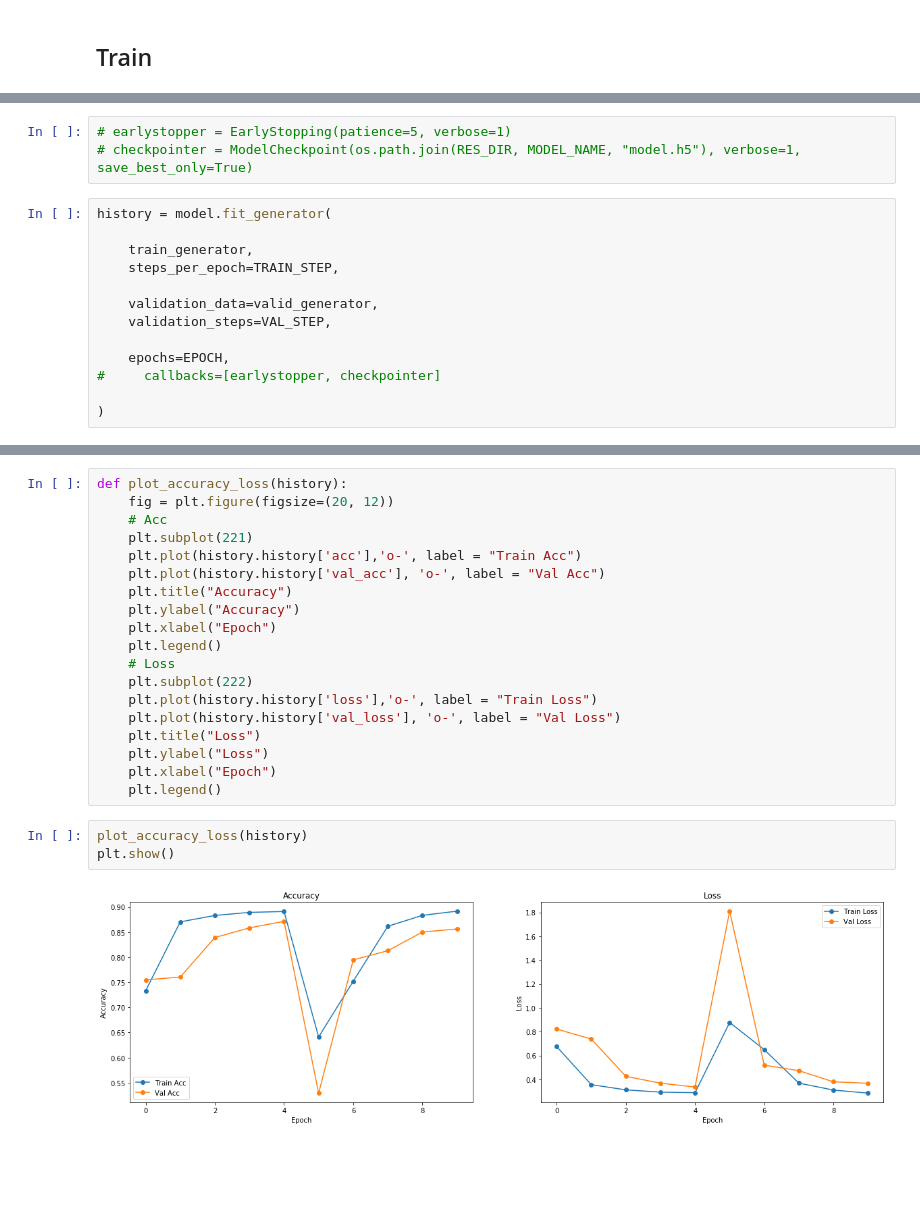
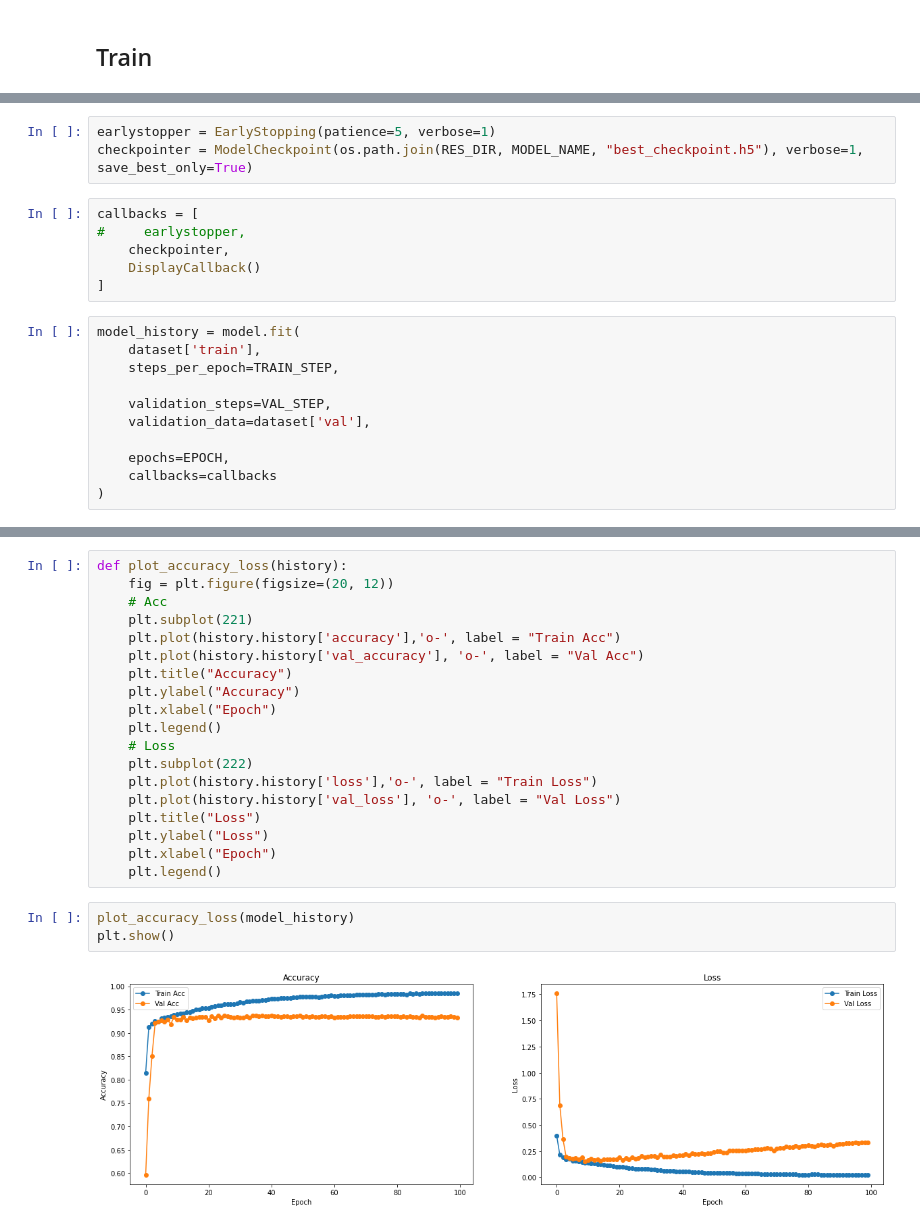
Before and after one commit to yirueilu-b/cat-segmentation, a Jupyter notebook: train_model.ipynb, the cells around one changed output, grey strips where cells are left out. Cells and saved outputs as stored; diff of their text form; blank space fills up the shorter version.

```diff
--- a/train_model.ipynb
+++ b/train_model.ipynb
@@ -265,17 +425,21 @@ if not os.path.exists(os.path.join(RES_DIR, MODEL_NAME)):
 # %%
-# earlystopper = EarlyStopping(patience=5, verbose=1)
-# checkpointer = ModelCheckpoint(os.path.join(RES_DIR, MODEL_NAME, "model.h5"), verbose=1, save_best_only=True)
+earlystopper = EarlyStopping(patience=5, verbose=1)
+checkpointer = ModelCheckpoint(os.path.join(RES_DIR, MODEL_NAME, "best_checkpoint.h5"), verbose=1, save_best_only=True)
+# %%
+callbacks = [
+#     earlystopper,
+    checkpointer,
+    DisplayCallback()
+]
 # %%
-history = model.fit_generator(
-
-    train_generator,
+model_history = model.fit(
+    dataset['train'],
     steps_per_epoch=TRAIN_STEP,
 
-    validation_data=valid_generator,
     validation_steps=VAL_STEP,
+    validation_data=dataset['val'],
 
     epochs=EPOCH,
-#     callbacks=[earlystopper, checkpointer]
-
+    callbacks=callbacks
 )
 # %% [output]
@@ -301,8 +452,8 @@ def plot_accuracy_loss(history):
     fig = plt.figure(figsize=(20, 12))
     # Acc
     plt.subplot(221)
-    plt.plot(history.history['acc'],'o-', label = "Train Acc")
-    plt.plot(history.history['val_acc'], 'o-', label = "Val Acc")
+    plt.plot(history.history['accuracy'],'o-', label = "Train Acc")
+    plt.plot(history.history['val_accuracy'], 'o-', label = "Val Acc")
     plt.title("Accuracy")
     plt.ylabel("Accuracy")
     plt.xlabel("Epoch")
@@ -316,7 +467,7 @@ def plot_accuracy_loss(history):
     plt.xlabel("Epoch")
     plt.legend()
 # %%
-plot_accuracy_loss(history)
+plot_accuracy_loss(model_history)
 plt.show()
 # %% [output]
-[figure, old version]
+[figure, new version]
```
Also changed, not shown: parts of 35 cells of this notebook, 4 other files.
